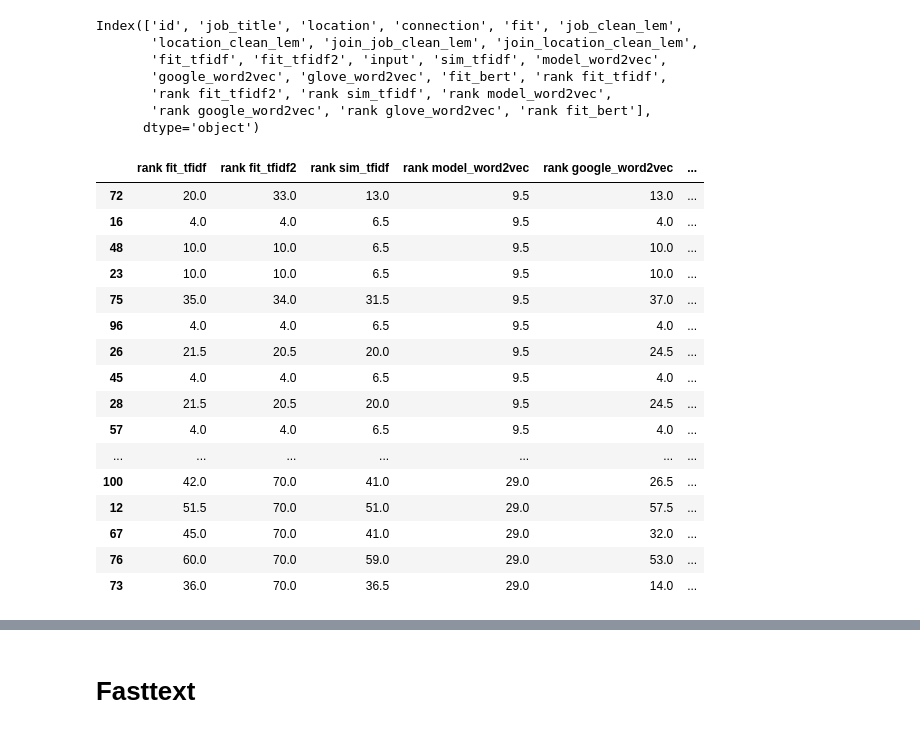
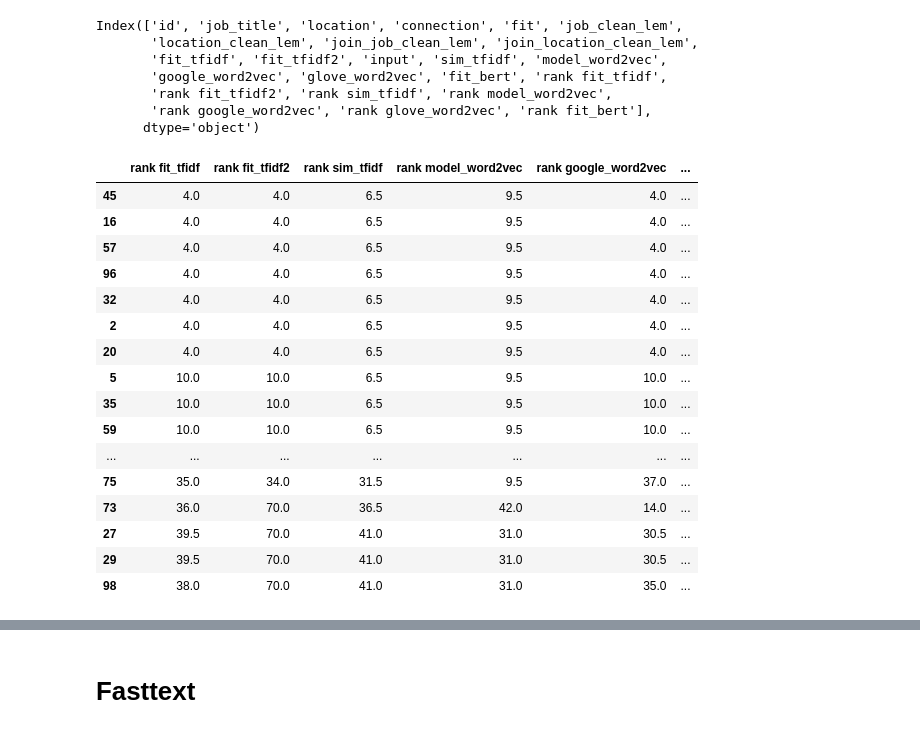
Before and after one commit to pascale25/YbtO9JT8miFZIZdm, a Jupyter notebook: Potential__Talents.ipynb, the cells around one changed output, grey strips where cells are left out. Cells and saved outputs as stored; diff of their text form; code cells hidden in the pictures.

```diff
--- a/Potential__Talents.ipynb
+++ b/Potential__Talents.ipynb
@@ -1628,23 +1632,25 @@ Index(['id', 'job_title', 'location', 'connection', 'fit', 'job_clean_lem',
        'rank fit_tfidf2', 'rank sim_tfidf', 'rank model_word2vec',
        'rank google_word2vec', 'rank glove_word2vec', 'rank fit_bert'],
       dtype='object')
+# %%
+df['average_rank'] = df[['rank fit_tfidf','rank fit_tfidf2', 'rank sim_tfidf', 'rank model_word2vec', 'rank google_word2vec', 'rank glove_word2vec', 'rank fit_bert']].mean(axis = 1)
 # %%
-df[['rank fit_tfidf','rank fit_tfidf2', 'rank sim_tfidf', 'rank model_word2vec', 'rank google_word2vec', 'rank glove_word2vec', 'rank fit_bert']].sort_values(by = 'rank model_word2vec').head(30)
+df[['rank fit_tfidf','rank fit_tfidf2', 'rank sim_tfidf', 'rank model_word2vec', 'rank google_word2vec', 'rank glove_word2vec', 'rank fit_bert', 'average_rank']].sort_values(by = 'average_rank').head(30)
 # %% [output]
 |  | rank fit_tfidf | rank fit_tfidf2 | rank sim_tfidf | rank model_word2vec | rank google_word2vec | ... |
-| 72 | 20.0 | 33.0 | 13.0 | 9.5 | 13.0 | ... |
+| 45 | 4.0 | 4.0 | 6.5 | 9.5 | 4.0 | ... |
 | 16 | 4.0 | 4.0 | 6.5 | 9.5 | 4.0 | ... |
-| 48 | 10.0 | 10.0 | 6.5 | 9.5 | 10.0 | ... |
-| 23 | 10.0 | 10.0 | 6.5 | 9.5 | 10.0 | ... |
+| 57 | 4.0 | 4.0 | 6.5 | 9.5 | 4.0 | ... |
+| 96 | 4.0 | 4.0 | 6.5 | 9.5 | 4.0 | ... |
+| 32 | 4.0 | 4.0 | 6.5 | 9.5 | 4.0 | ... |
+| 2 | 4.0 | 4.0 | 6.5 | 9.5 | 4.0 | ... |
+| 20 | 4.0 | 4.0 | 6.5 | 9.5 | 4.0 | ... |
+| 5 | 10.0 | 10.0 | 6.5 | 9.5 | 10.0 | ... |
+| 35 | 10.0 | 10.0 | 6.5 | 9.5 | 10.0 | ... |
+| 59 | 10.0 | 10.0 | 6.5 | 9.5 | 10.0 | ... |
+| ... | ... | ... | ... | ... | ... | ... |
 | 75 | 35.0 | 34.0 | 31.5 | 9.5 | 37.0 | ... |
-| 96 | 4.0 | 4.0 | 6.5 | 9.5 | 4.0 | ... |
-| 26 | 21.5 | 20.5 | 20.0 | 9.5 | 24.5 | ... |
-| 45 | 4.0 | 4.0 | 6.5 | 9.5 | 4.0 | ... |
-| 28 | 21.5 | 20.5 | 20.0 | 9.5 | 24.5 | ... |
-| 57 | 4.0 | 4.0 | 6.5 | 9.5 | 4.0 | ... |
-| ... | ... | ... | ... | ... | ... | ... |
-| 100 | 42.0 | 70.0 | 41.0 | 29.0 | 26.5 | ... |
-| 12 | 51.5 | 70.0 | 51.0 | 29.0 | 57.5 | ... |
-| 67 | 45.0 | 70.0 | 41.0 | 29.0 | 32.0 | ... |
-| 76 | 60.0 | 70.0 | 59.0 | 29.0 | 53.0 | ... |
-| 73 | 36.0 | 70.0 | 36.5 | 29.0 | 14.0 | ... |
+| 73 | 36.0 | 70.0 | 36.5 | 42.0 | 14.0 | ... |
+| 27 | 39.5 | 70.0 | 41.0 | 31.0 | 30.5 | ... |
+| 29 | 39.5 | 70.0 | 41.0 | 31.0 | 30.5 | ... |
+| 98 | 38.0 | 70.0 | 41.0 | 31.0 | 35.0 | ... |
```
Also changed, not shown: parts of 25 cells of this notebook.
